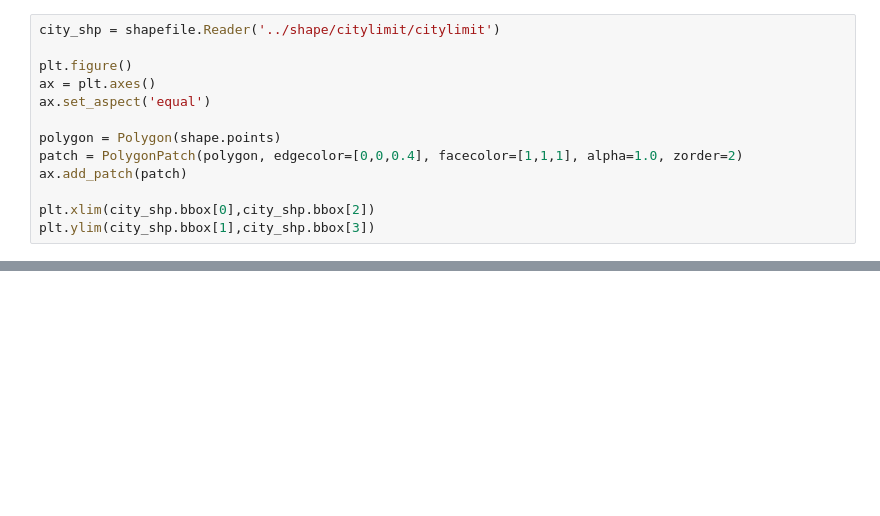
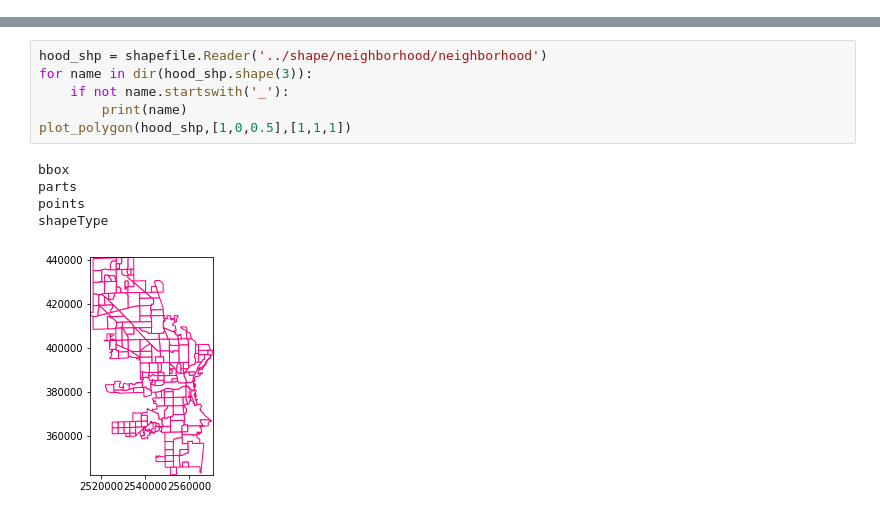
Before and after one commit to peterdobbs77/pop_health_mke, a Jupyter notebook: examples/mke_boundary.ipynb, the cells around one changed output, grey strips where cells are left out. Cells and saved outputs as stored; diff of their text form; blank space fills up the shorter version.

```diff
--- a/examples/mke_boundary.ipynb
+++ b/examples/mke_boundary.ipynb
@@ -7,13 +0,0 @@ from descartes.patch import PolygonPatch
-# %%
-city_shp = shapefile.Reader('../shape/citylimit/citylimit')
-
-plt.figure()
-ax = plt.axes()
-ax.set_aspect('equal')
-
-polygon = Polygon(shape.points)
-patch = PolygonPatch(polygon, edgecolor=[0,0,0.4], facecolor=[1,1,1], alpha=1.0, zorder=2)
-ax.add_patch(patch)
-
-plt.xlim(city_shp.bbox[0],city_shp.bbox[2])
-plt.ylim(city_shp.bbox[1],city_shp.bbox[3])
@@ -54,0 +33,12 @@ plt.ylim(ald_shp.bbox[1],ald_shp.bbox[3])
+# %%
+hood_shp = shapefile.Reader('../shape/neighborhood/neighborhood')
+for name in dir(hood_shp.shape(3)):
+    if not name.startswith('_'):
+        print(name)
+plot_polygon(hood_shp,[1,0,0.5],[1,1,1])
+# %% [output]
+bbox
+parts
+points
+shapeType
+[figure, added]
```
Also changed, not shown: parts of 9 cells of this notebook.
